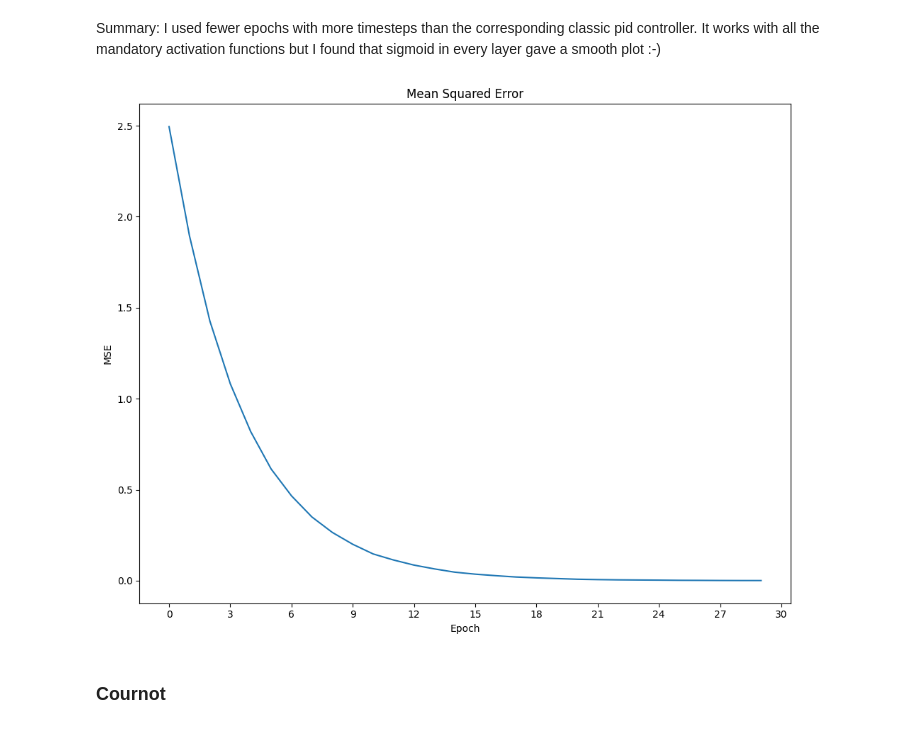
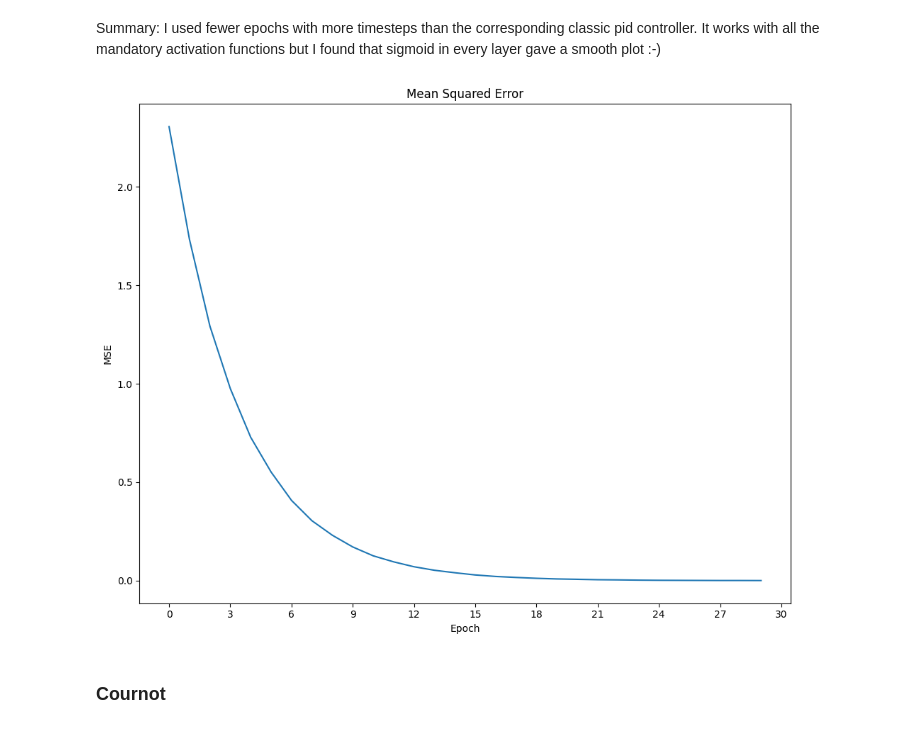
Before and after one commit to elibir/it3105-jax-project, a Jupyter notebook: notebooks/report.ipynb, the cells around one changed output. Drawn from its saved outputs; the diff is of its cells as text; code cells hidden in the pictures.

```diff
--- a/notebooks/report.ipynb
+++ b/notebooks/report.ipynb
@@ -133,31 +133,31 @@ Summary: I used fewer epochs with more timesteps than the corresponding classic
 # %%
 ### Bathtub params:
 A = 10.0      # cross-sectional area
 C = A/100   # cross-sectional-drain area
 H = 10.0      # initial height
 g = 9.8     # gravitational constant
 
 ### ConSys params:
 no_epochs = 30
 timesteps_per_epoch = 20
 learning_rate = 0.01
 min_noise_value = -0.01
 max_noise_value = 0.01
 
 ### Controller params:
 hidden_layers = [16, 16, 16]
-activation_funcs = ["sigmoid", "sigmoid", "sigmoid", "linear"]
+activation_funcs = ["sigmoid", "sigmoid", "sigmoid"]
 min_weight_value = -0.1
 max_weight_value = 0.1
 
 controller = NeuralPidController(hidden_layers, activation_funcs, min_weight_value, max_weight_value)
 plant = Bathtub(A, C, H, g)
 consys = ConSys(controller, plant, no_epochs, timesteps_per_epoch, learning_rate, min_noise_value, max_noise_value)
 mse_list = consys.simulate(verbose=False)
 
 plot_nn_pid(mse_list)
 # %% [output]
-[figure, old version]
+[figure, new version]
 # %% [markdown]
 ### Cournot
 # %% [markdown]
```
Also changed, not shown: parts of 3 cells of this notebook, 2 other files.
